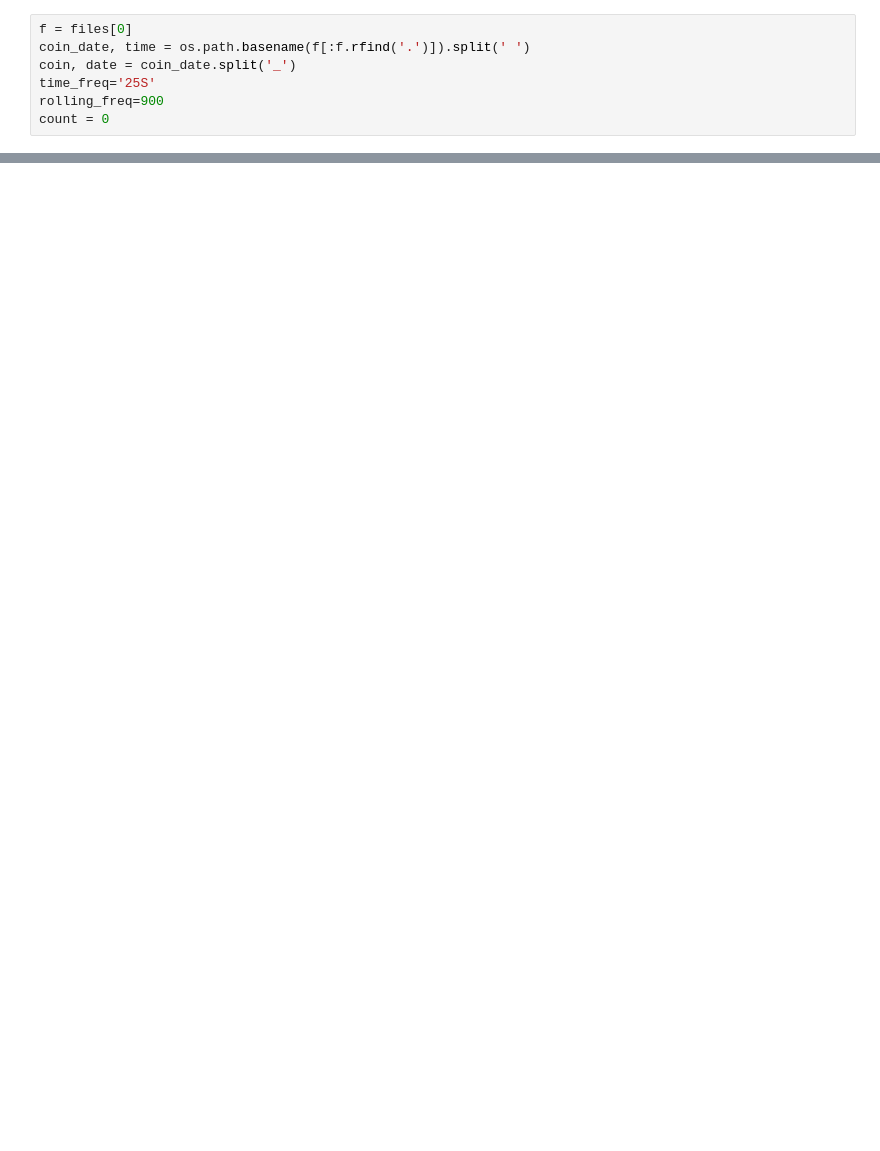
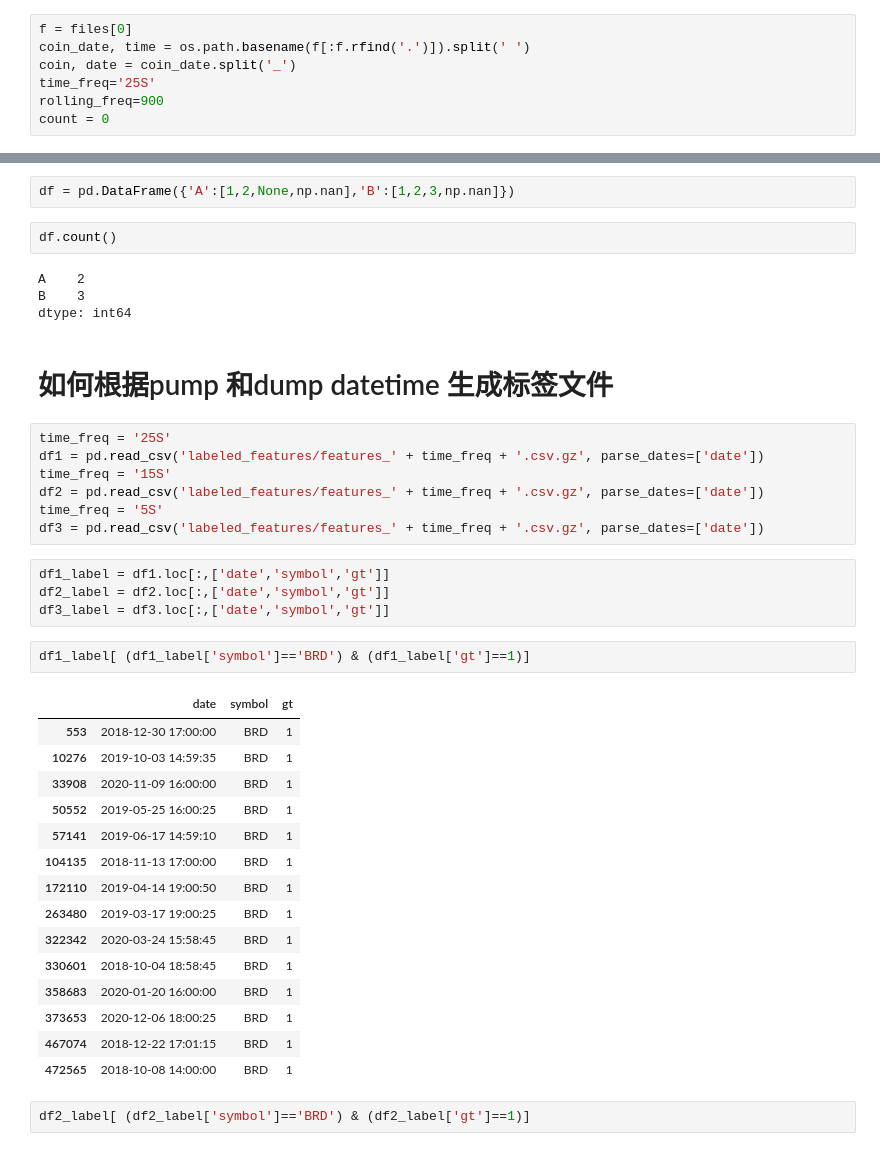
Before and after one commit to xfunture/pump-and-dump-dataset, a Jupyter notebook: test.ipynb, the cells around one changed output, grey strips where cells are left out. Saved outputs shown, nothing was run; the diff lists cells and outputs as text; blank space fills up the shorter version.

```diff
--- a/test.ipynb
+++ b/test.ipynb
@@ -174,0 +201,41 @@ Freq: 25S, Name: btc_volume, Length: 65703, dtype: float64
+# %%
+df = pd.DataFrame({'A':[1,2,None,np.nan],'B':[1,2,3,np.nan]})
+# %%
+df.count()
+# %% [output]
+A    2
+B    3
+dtype: int64
+# %% [markdown]
+# 如何根据pump 和dump datetime 生成标签文件
+# %%
+time_freq = '25S'
+df1 = pd.read_csv('labeled_features/features_' + time_freq + '.csv.gz', parse_dates=['date'])
+time_freq = '15S'
+df2 = pd.read_csv('labeled_features/features_' + time_freq + '.csv.gz', parse_dates=['date'])
+time_freq = '5S'
+df3 = pd.read_csv('labeled_features/features_' + time_freq + '.csv.gz', parse_dates=['date'])
+# %%
+df1_label = df1.loc[:,['date','symbol','gt']]
+df2_label = df2.loc[:,['date','symbol','gt']]
+df3_label = df3.loc[:,['date','symbol','gt']]
+# %%
+df1_label[ (df1_label['symbol']=='BRD') & (df1_label['gt']==1)]
+# %% [output]
+|  | date | symbol | gt |
+| 553 | 2018-12-30 17:00:00 | BRD | 1 |
+| 10276 | 2019-10-03 14:59:35 | BRD | 1 |
+| 33908 | 2020-11-09 16:00:00 | BRD | 1 |
+| 50552 | 2019-05-25 16:00:25 | BRD | 1 |
+| 57141 | 2019-06-17 14:59:10 | BRD | 1 |
+| 104135 | 2018-11-13 17:00:00 | BRD | 1 |
+| 172110 | 2019-04-14 19:00:50 | BRD | 1 |
+| 263480 | 2019-03-17 19:00:25 | BRD | 1 |
+| 322342 | 2020-03-24 15:58:45 | BRD | 1 |
+| 330601 | 2018-10-04 18:58:45 | BRD | 1 |
+| 358683 | 2020-01-20 16:00:00 | BRD | 1 |
+| 373653 | 2020-12-06 18:00:25 | BRD | 1 |
+| 467074 | 2018-12-22 17:01:15 | BRD | 1 |
+| 472565 | 2018-10-08 14:00:00 | BRD | 1 |
+# %%
+df2_label[ (df2_label['symbol']=='BRD') & (df2_label['gt']==1)]
```
Also changed, not shown: parts of 55 cells of this notebook.
